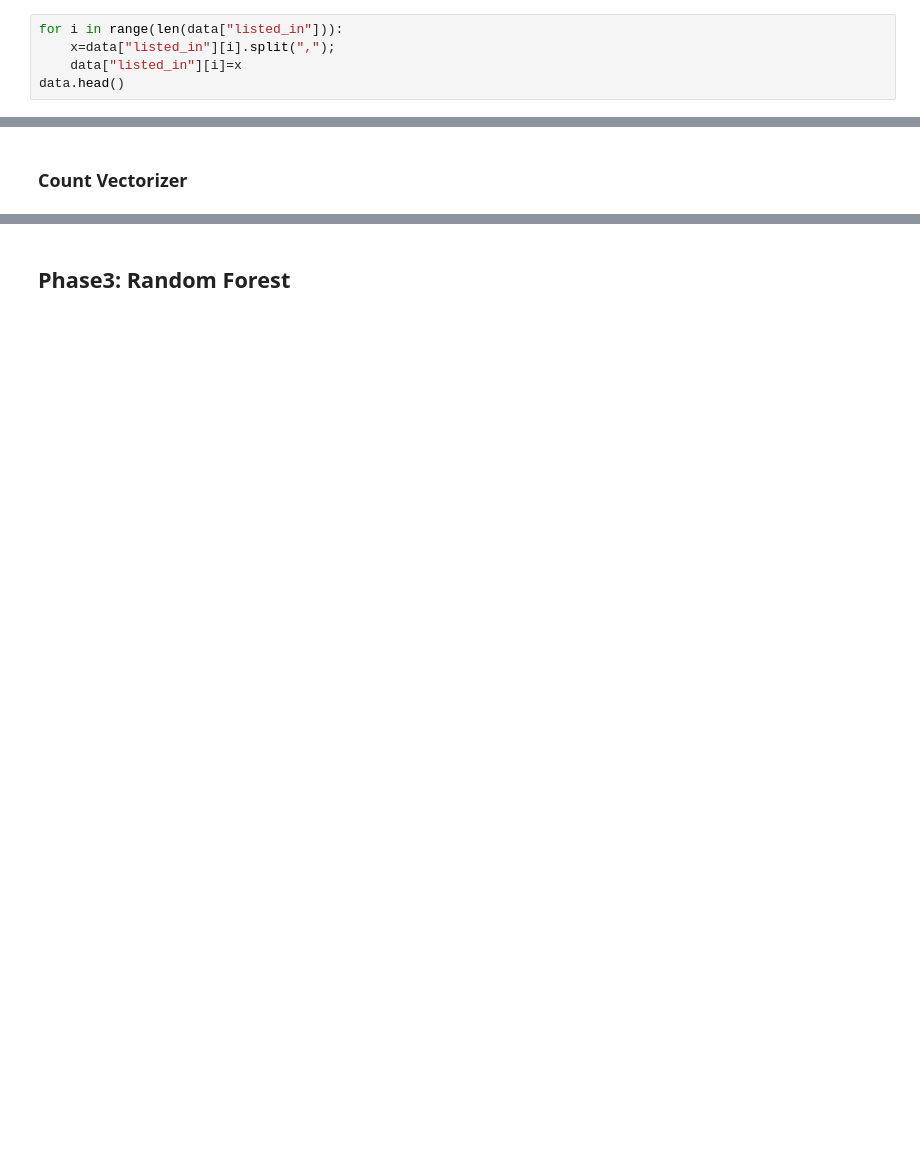
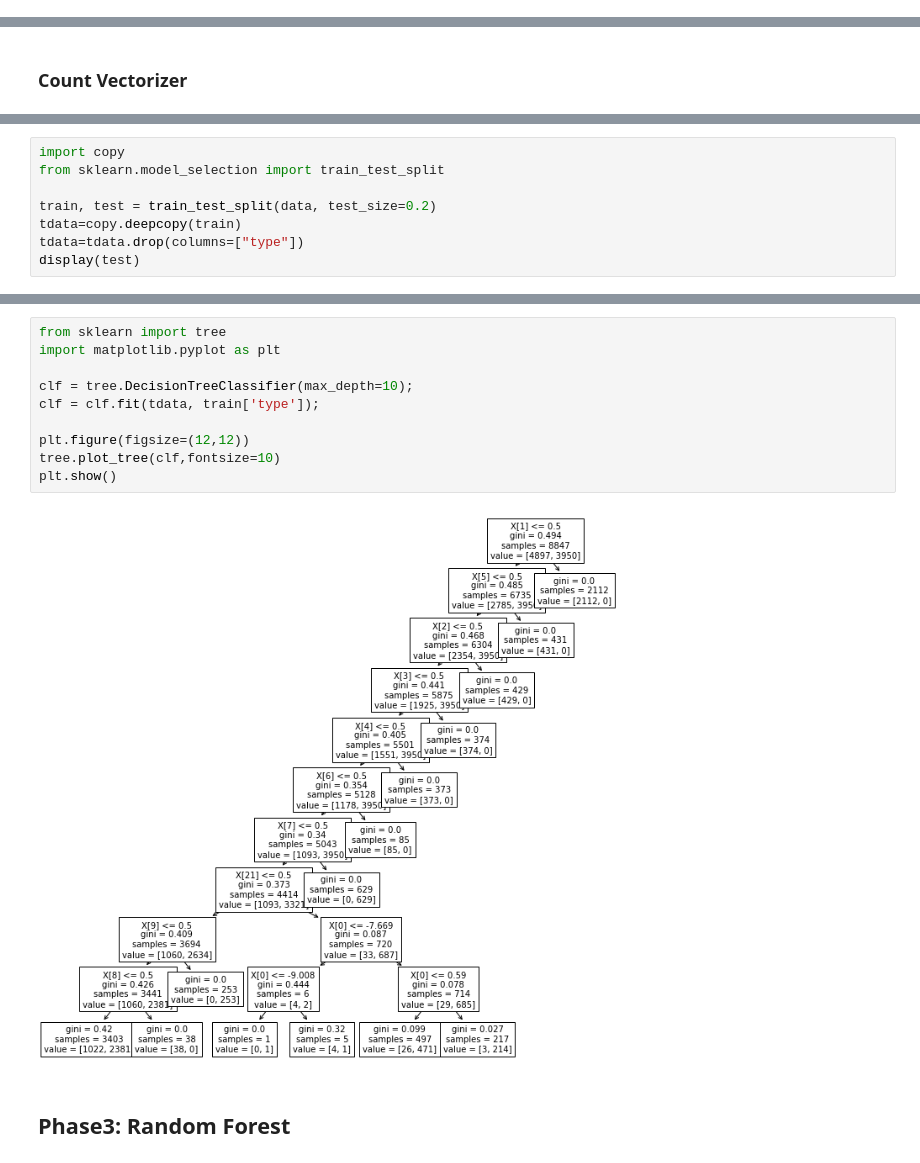
Before and after one commit to kymmt80/AI_DecisionTree, a Jupyter notebook: CA3.ipynb, the cells around one changed output, grey strips where cells are left out. Drawn from its saved outputs; the diff is of its cells as text; blank space fills up the shorter version.

Commit message:
complete preprocess + add trees

```diff
--- a/CA3.ipynb
+++ b/CA3.ipynb
@@ -126,5 +112,0 @@ data.head()
-# %%
-for i in range(len(data["listed_in"])):
-    x=data["listed_in"][i].split(",");
-    data["listed_in"][i]=x
-data.head()
@@ -145,0 +234,8 @@ See the caveats in the documentation: https://pandas.pydata.org/pandas-docs/stab
+# %%
+import copy
+from sklearn.model_selection import train_test_split
+
+train, test = train_test_split(data, test_size=0.2)
+tdata=copy.deepcopy(train)
+tdata=tdata.drop(columns=["type"])
+display(test)
@@ -146,2 +256,14 @@ See the caveats in the documentation: https://pandas.pydata.org/pandas-docs/stab
+# %%
+from sklearn import tree
+import matplotlib.pyplot as plt
+
+clf = tree.DecisionTreeClassifier(max_depth=10);
+clf = clf.fit(tdata, train['type']);
+
+plt.figure(figsize=(12,12))
+tree.plot_tree(clf,fontsize=10)
+plt.show()
+# %% [output]
+[figure, added]
 # %% [markdown]
 ## Phase3: Random Forest
```
Also changed, not shown: parts of 28 cells of this notebook.
